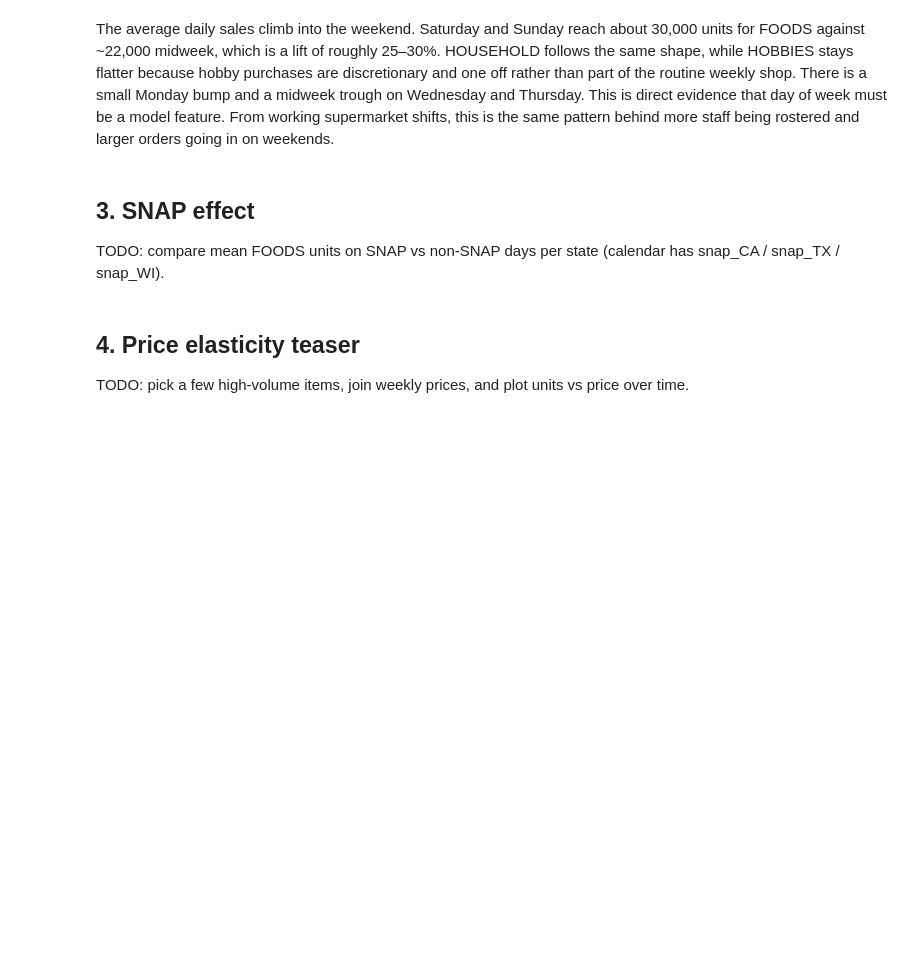
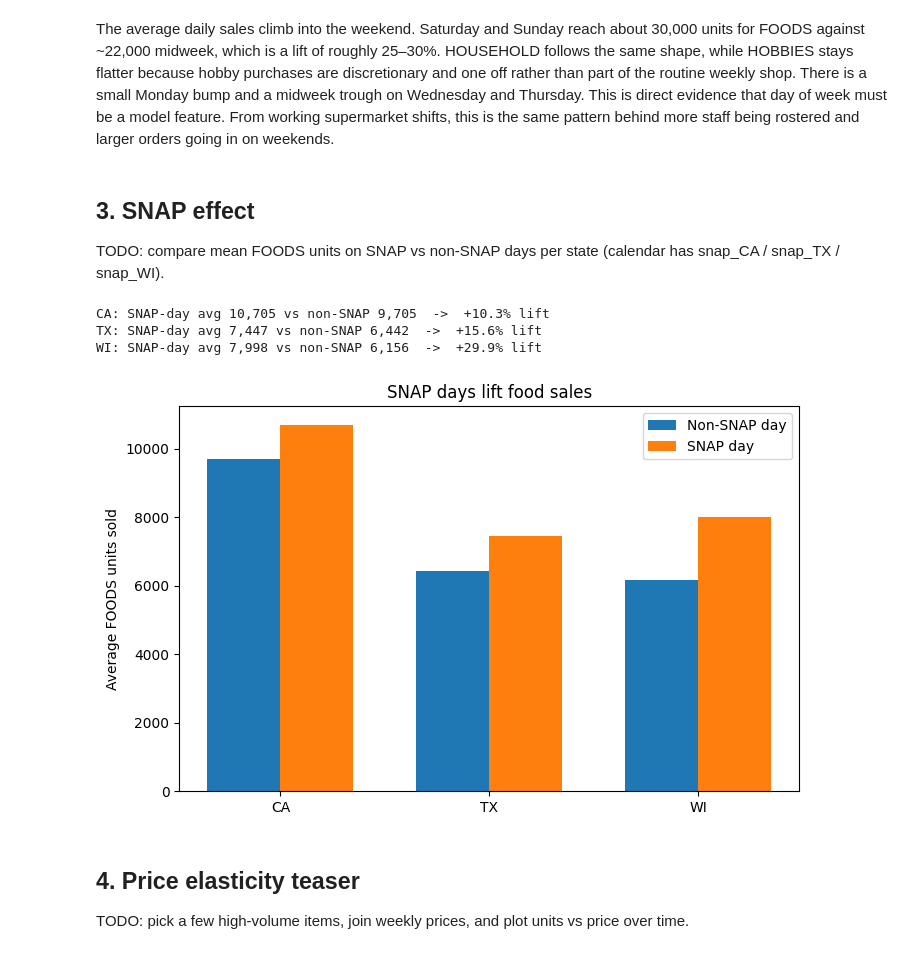
Before and after one commit to Habel7/m5-demand-forecasting, a Jupyter notebook: notebooks/01_exploratory_analysis.ipynb, the cells around one changed output. Saved outputs shown, nothing was run; the diff lists cells and outputs as text; code cells hidden in the pictures; blank space fills up the shorter version.

Commit message:
Add SNAP effect analysis: food sales lift 10-30% on benefit days, largest in WI

```diff
--- a/notebooks/01_exploratory_analysis.ipynb
+++ b/notebooks/01_exploratory_analysis.ipynb
@@ -108,6 +108,63 @@ The average daily sales climb into the weekend. Saturday and Sunday reach about
 ## 3. SNAP effect
 
 TODO: compare mean FOODS units on SNAP vs non-SNAP days per state (calendar has snap_CA / snap_TX / snap_WI).
+# %%
+#SNAP (Supplemental Nutrition Assistance Program) is the US food-stamp system.
+# Benefits get loaded onto recipients' cards on specific days of the month, and those days differ by state.
+# The hypothesis: on SNAP days, food sales should spike, because a chunk of customers suddenly has money to spend on groceries.
+#If that's true in the data, it's a powerful feature and the model can partly predict demand from the benefits calendar.
+
+# The calendar file has three columns for this: snap_CA, snap_TX, snap_WI (1 = SNAP day in that state, 0 = not).
+
+# We need daily FOODS sales per state, tagged with whether it was a SNAP day.
+# Start from the melted long format so we have one row per item-day.
+foods = sales[sales["cat_id"] == "FOODS"]
+
+d_cols = [c for c in sales.columns if c.startswith("d_")]
+
+# Total FOODS units per state per day
+state_daily = foods.groupby("state_id")[d_cols].sum().T   # days as rows, states as cols
+state_daily.index.name = "d"
+state_daily = state_daily.reset_index()
+
+# Bring in the date and the three SNAP flags from the calendar
+cal_snap = calendar[["d", "date", "snap_CA", "snap_TX", "snap_WI"]]
+merged = state_daily.merge(cal_snap, on="d", how="left")
+
+# For each state, compare mean FOODS sales on SNAP vs non-SNAP days
+for state in ["CA", "TX", "WI"]:
+    snap_col = f"snap_{state}"
+    on  = merged.loc[merged[snap_col] == 1, state].mean()
+    off = merged.loc[merged[snap_col] == 0, state].mean()
+    lift = (on - off) / off * 100
+    print(f"{state}: SNAP-day avg {on:,.0f} vs non-SNAP {off:,.0f}  ->  {lift:+.1f}% lift")
+# %% [output]
+CA: SNAP-day avg 10,705 vs non-SNAP 9,705  ->  +10.3% lift
+TX: SNAP-day avg 7,447 vs non-SNAP 6,442  ->  +15.6% lift
+WI: SNAP-day avg 7,998 vs non-SNAP 6,156  ->  +29.9% lift
+# %%
+import numpy as np
+
+states = ["CA", "TX", "WI"]
+on_vals, off_vals = [], []
+for state in states:
+    snap_col = f"snap_{state}"
+    on_vals.append(merged.loc[merged[snap_col] == 1, state].mean())
+    off_vals.append(merged.loc[merged[snap_col] == 0, state].mean())
+
+x = np.arange(len(states))
+w = 0.35
+plt.figure(figsize=(8, 5))
+plt.bar(x - w/2, off_vals, w, label="Non-SNAP day")
+plt.bar(x + w/2, on_vals,  w, label="SNAP day")
+plt.xticks(x, states)
+plt.ylabel("Average FOODS units sold")
+plt.title("SNAP days lift food sales")
+plt.legend()
+plt.savefig("../results/figures/snap_effect.png", dpi=120, bbox_inches="tight")
+plt.show()
+# %% [output]
+[figure, added]
 # %% [markdown]
 ## 4. Price elasticity teaser
 
```
Also changed, not shown: parts of 1 cell of this notebook, 1 other file.
